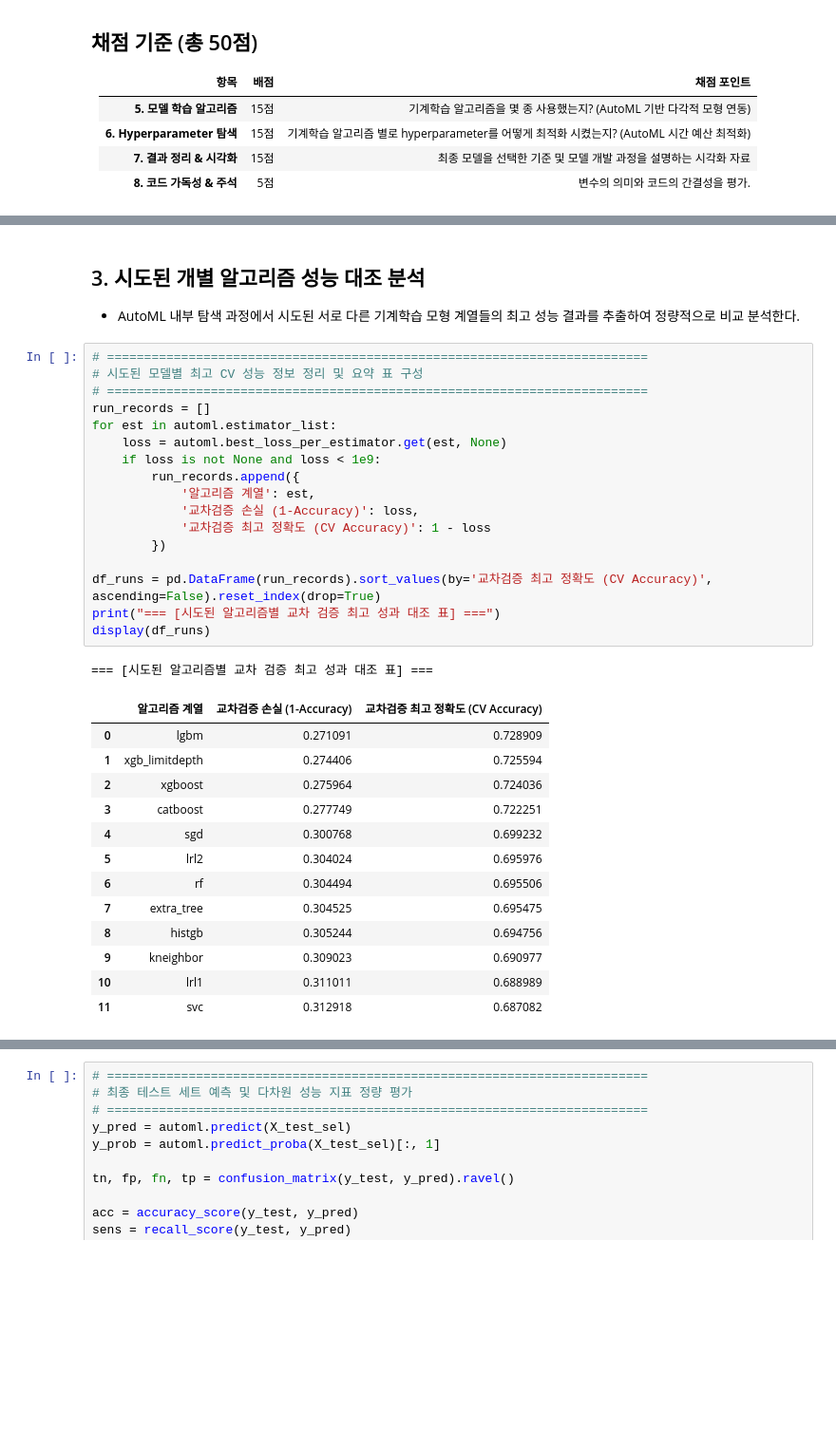
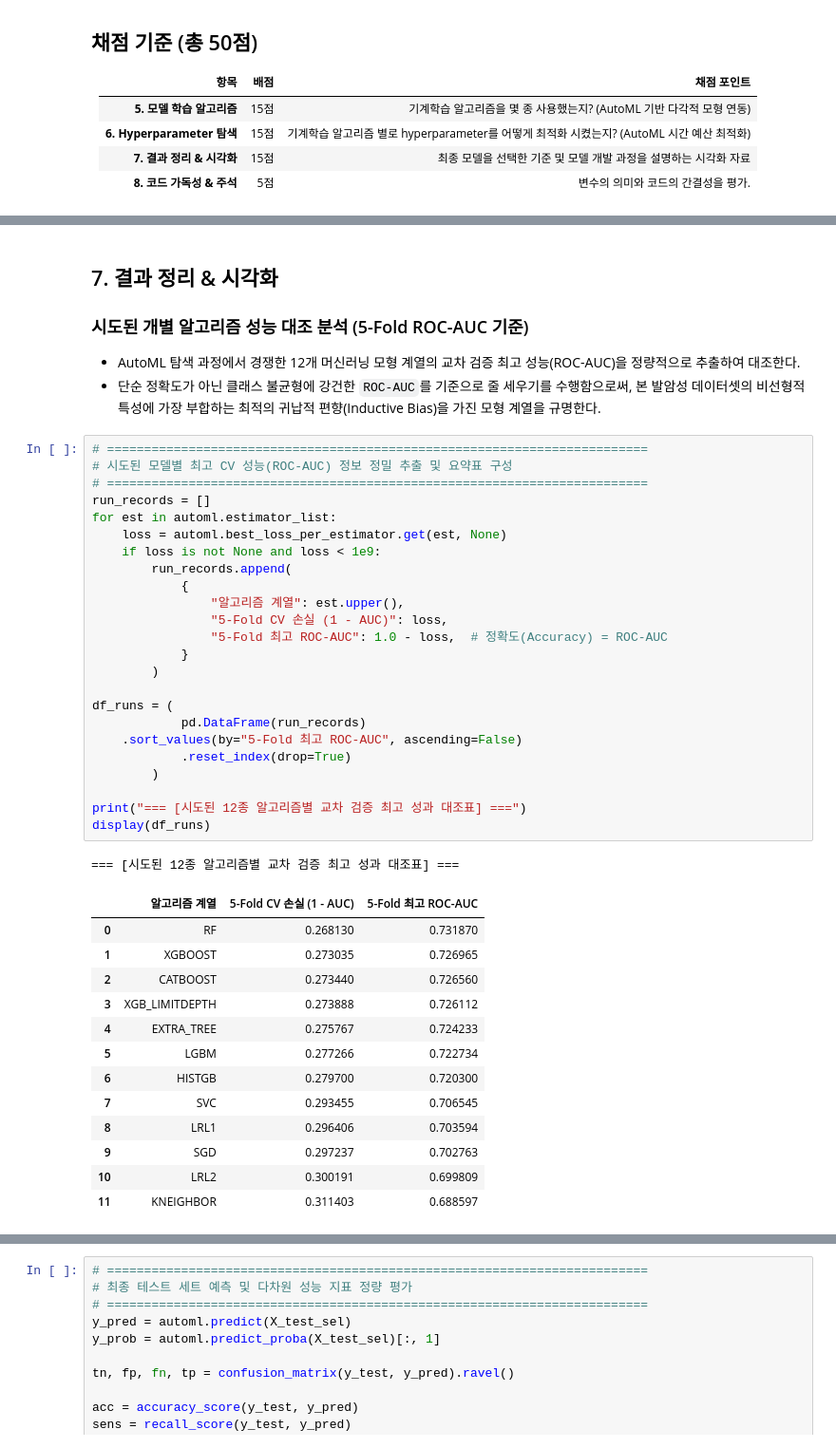
Before and after one commit to KNY1029/ML2026, a Jupyter notebook: template2_v2_ml_model_pipeline.ipynb, the cells around one changed output, grey strips where cells are left out. Shown at 95% size. Cells and saved outputs as stored; diff of their text form; blank space fills up the shorter version.

```diff
--- a/template2_v2_ml_model_pipeline.ipynb
+++ b/template2_v2_ml_model_pipeline.ipynb
@@ -126,37 +263,46 @@ AutoML 탐색 및 최적화가 완료되었다.
 # %% [markdown]
-## 3. 시도된 개별 알고리즘 성능 대조 분석
-- AutoML 내부 탐색 과정에서 시도된 서로 다른 기계학습 모형 계열들의 최고 성능 결과를 추출하여 정량적으로 비교 분석한다.
+## 7. 결과 정리 & 시각화
+### 시도된 개별 알고리즘 성능 대조 분석 (5-Fold ROC-AUC 기준)
+- AutoML 탐색 과정에서 경쟁한 12개 머신러닝 모형 계열의 교차 검증 최고 성능(ROC-AUC)을 정량적으로 추출하여 대조한다.
+- 단순 정확도가 아닌 클래스 불균형에 강건한 `ROC-AUC`를 기준으로 줄 세우기를 수행함으로써, 본 발암성 데이터셋의 비선형적 특성에 가장 부합하는 최적의 귀납적 편향(Inductive Bias)을 가진 모형 계열을 규명한다.
 # %%
 # =========================================================================
-# 시도된 모델별 최고 CV 성능 정보 정리 및 요약 표 구성
+# 시도된 모델별 최고 CV 성능(ROC-AUC) 정보 정밀 추출 및 요약표 구성
 # =========================================================================
 run_records = []
 for est in automl.estimator_list:
     loss = automl.best_loss_per_estimator.get(est, None)
     if loss is not None and loss < 1e9:
-        run_records.append({
-            '알고리즘 계열': est,
-            '교차검증 손실 (1-Accuracy)': loss,
-            '교차검증 최고 정확도 (CV Accuracy)': 1 - loss
-        })
+        run_records.append(
+            {
+                "알고리즘 계열": est.upper(),
+                "5-Fold CV 손실 (1 - AUC)": loss,
+                "5-Fold 최고 ROC-AUC": 1.0 - loss,  # 정확도(Accuracy) = ROC-AUC
+            }
+        )
 
-df_runs = pd.DataFrame(run_records).sort_values(by='교차검증 최고 정확도 (CV Accuracy)', ascending=False).reset_index(drop=True)
-print("=== [시도된 알고리즘별 교차 검증 최고 성과 대조 표] ===")
+df_runs = (
+            pd.DataFrame(run_records)
+    .sort_values(by="5-Fold 최고 ROC-AUC", ascending=False)
+            .reset_index(drop=True)
+        )
+
+print("=== [시도된 12종 알고리즘별 교차 검증 최고 성과 대조표] ===")
 display(df_runs)
 # %% [output]
-=== [시도된 알고리즘별 교차 검증 최고 성과 대조 표] ===
+=== [시도된 12종 알고리즘별 교차 검증 최고 성과 대조표] ===
-|  | 알고리즘 계열 | 교차검증 손실 (1-Accuracy) | 교차검증 최고 정확도 (CV Accuracy) |
-| 0 | lgbm | 0.271091 | 0.728909 |
-| 1 | xgb_limitdepth | 0.274406 | 0.725594 |
-| 2 | xgboost | 0.275964 | 0.724036 |
-| 3 | catboost | 0.277749 | 0.722251 |
-| 4 | sgd | 0.300768 | 0.699232 |
-| 5 | lrl2 | 0.304024 | 0.695976 |
-| 6 | rf | 0.304494 | 0.695506 |
-| 7 | extra_tree | 0.304525 | 0.695475 |
-| 8 | histgb | 0.305244 | 0.694756 |
-| 9 | kneighbor | 0.309023 | 0.690977 |
-| 10 | lrl1 | 0.311011 | 0.688989 |
-| 11 | svc | 0.312918 | 0.687082 |
+|  | 알고리즘 계열 | 5-Fold CV 손실 (1 - AUC) | 5-Fold 최고 ROC-AUC |
+| 0 | RF | 0.268130 | 0.731870 |
+| 1 | XGBOOST | 0.273035 | 0.726965 |
+| 2 | CATBOOST | 0.273440 | 0.726560 |
+| 3 | XGB_LIMITDEPTH | 0.273888 | 0.726112 |
+| 4 | EXTRA_TREE | 0.275767 | 0.724233 |
+| 5 | LGBM | 0.277266 | 0.722734 |
+| 6 | HISTGB | 0.279700 | 0.720300 |
+| 7 | SVC | 0.293455 | 0.706545 |
+| 8 | LRL1 | 0.296406 | 0.703594 |
+| 9 | SGD | 0.297237 | 0.702763 |
+| 10 | LRL2 | 0.300191 | 0.699809 |
+| 11 | KNEIGHBOR | 0.311403 | 0.688597 |
 # %%
 # =========================================================================
```
Also changed, not shown: parts of 15 cells of this notebook, 3 other files.
